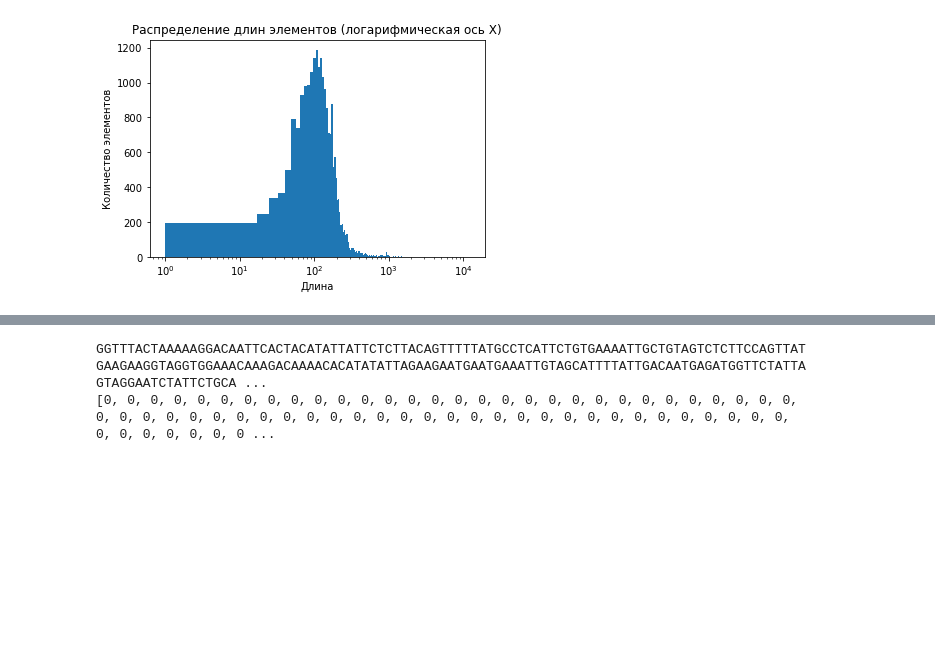
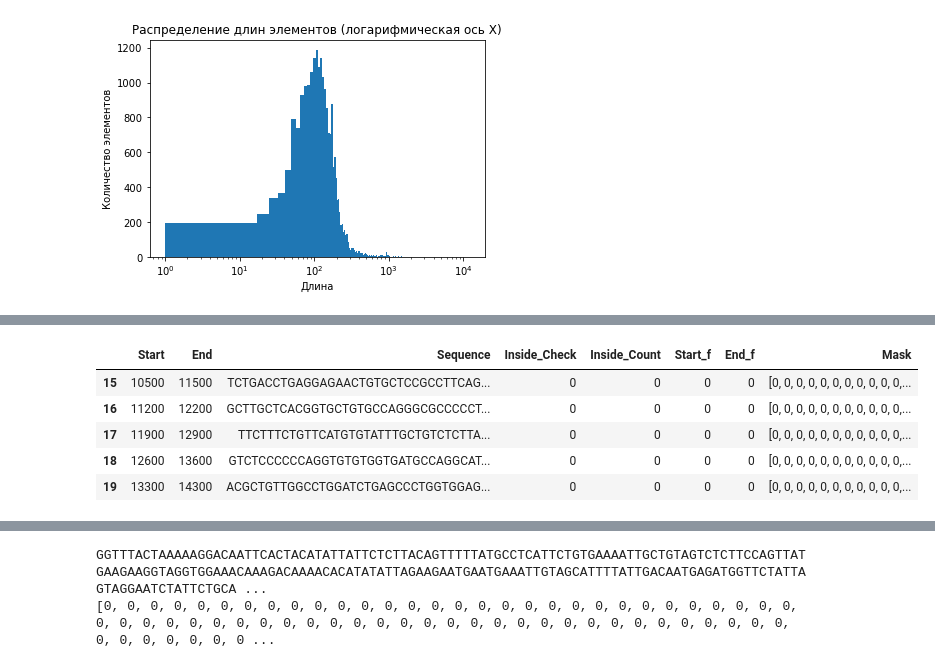
Before and after one commit to polilya/dna-cds-unet-segmentation, a Jupyter notebook: notebooks/01_data_preparation.ipynb, the cells around one changed output, grey strips where cells are left out. Drawn from its saved outputs; the diff is of its cells as text; code cells hidden in the pictures; blank space fills up the shorter version.

```diff
--- a/notebooks/01_data_preparation.ipynb
+++ b/notebooks/01_data_preparation.ipynb
@@ -433,4 +381,0 @@ Name: segment_length, Length: 20562, dtype: float64
-# %%
-cds_short['pre_s_l'] = pre_segment_length_ch
-cds_short['after_s_l'] = after_segment_length_ch
-cds_short.head(10)
@@ -497,0 +496,28 @@ def create_mask(sequence, start, stop):
+# %%
+import pandas as pd
+
+# # Пример данных
+# df1 = pd.DataFrame({'Start': [100, 200, 300], 'End': [500, 600, 700]})
+
+# Добавление столбца 'Mask' со строками из 0 длиной 1000
+df1['Mask'] = '0' * 1000
+
+# Функция для замены части нулей на единицы
+def replace_with_ones(row):
+    if row['Inside_Check'] == 1 and isinstance(row['Start_f'], list) and isinstance(row['End_f'], list):
+        sequence_list = list(row['Mask'])
+        for start_f, end_f in zip(row['Start_f'], row['End_f']):
+            start_in = start_f - row['Start']
+            end_in = end_f - row['Start']
+            sequence_list[start_in: end_in+1] = '1' * (end_in - start_in + 1)
+        sequence = ''.join(sequence_list)
+        return sequence
+    return row['Mask']
+
+# Применение функции к каждой строке датафрейма
+df1['Mask'] = df1.apply(replace_with_ones, axis=1)
+
+# Замена значений в столбце Inside_Check на 1 и 0
+df1['Inside_Check'] = df1['Inside_Check'].apply(lambda x: 1 if x else 0)
+
+# print(df1)
@@ -497,0 +589,2 @@ def create_mask(sequence, start, stop):
+# %%
+df1['Mask'] = df1['Mask'].apply(lambda x: '[' + ', '.join(x) + ']')
@@ -497,0 +615,9 @@ def create_mask(sequence, start, stop):
+# %%
+df1.head()
+# %% [output]
+|  | Start | End | Sequence | Inside_Check | Inside_Count | Start_f | End_f | Mask |
+| 15 | 10500 | 11500 | TCTGACCTGAGGAGAACTGTGCTCCGCCTTCAG... | 0 | 0 | 0 | 0 | [0, 0, 0, 0, 0, 0, 0, 0, 0, 0, 0,... |
+| 16 | 11200 | 12200 | GCTTGCTCACGGTGCTGTGCCAGGGCGCCCCCT... | 0 | 0 | 0 | 0 | [0, 0, 0, 0, 0, 0, 0, 0, 0, 0, 0,... |
+| 17 | 11900 | 12900 | TTCTTTCTGTTCATGTGTATTTGCTGTCTCTTA... | 0 | 0 | 0 | 0 | [0, 0, 0, 0, 0, 0, 0, 0, 0, 0, 0,... |
+| 18 | 12600 | 13600 | GTCTCCCCCCAGGTGTGTGGTGATGCCAGGCAT... | 0 | 0 | 0 | 0 | [0, 0, 0, 0, 0, 0, 0, 0, 0, 0, 0,... |
+| 19 | 13300 | 14300 | ACGCTGTTGGCCTGGATCTGAGCCCTGGTGGAG... | 0 | 0 | 0 | 0 | [0, 0, 0, 0, 0, 0, 0, 0, 0, 0, 0,... |
```
Also changed, not shown: parts of 58 cells of this notebook, 1 other file.
